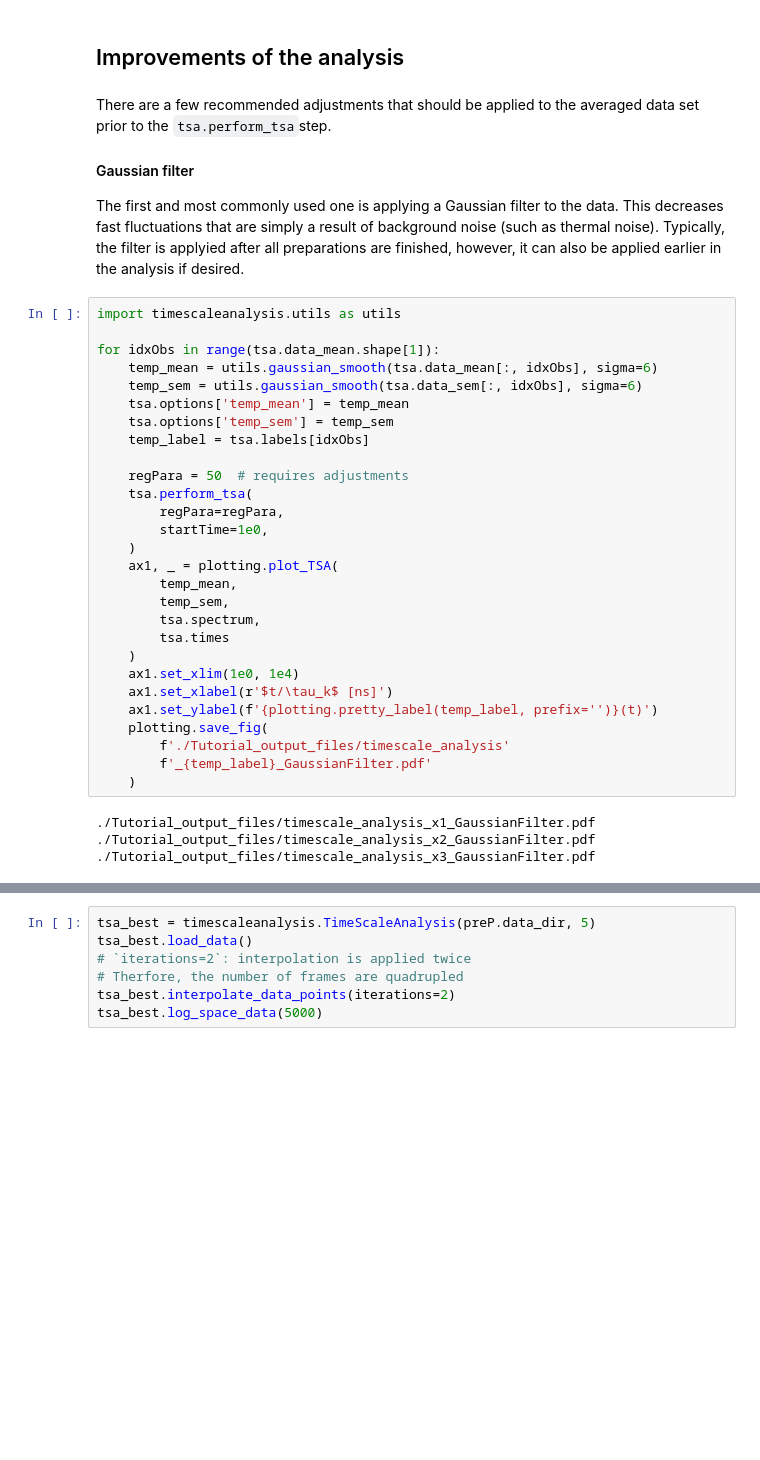
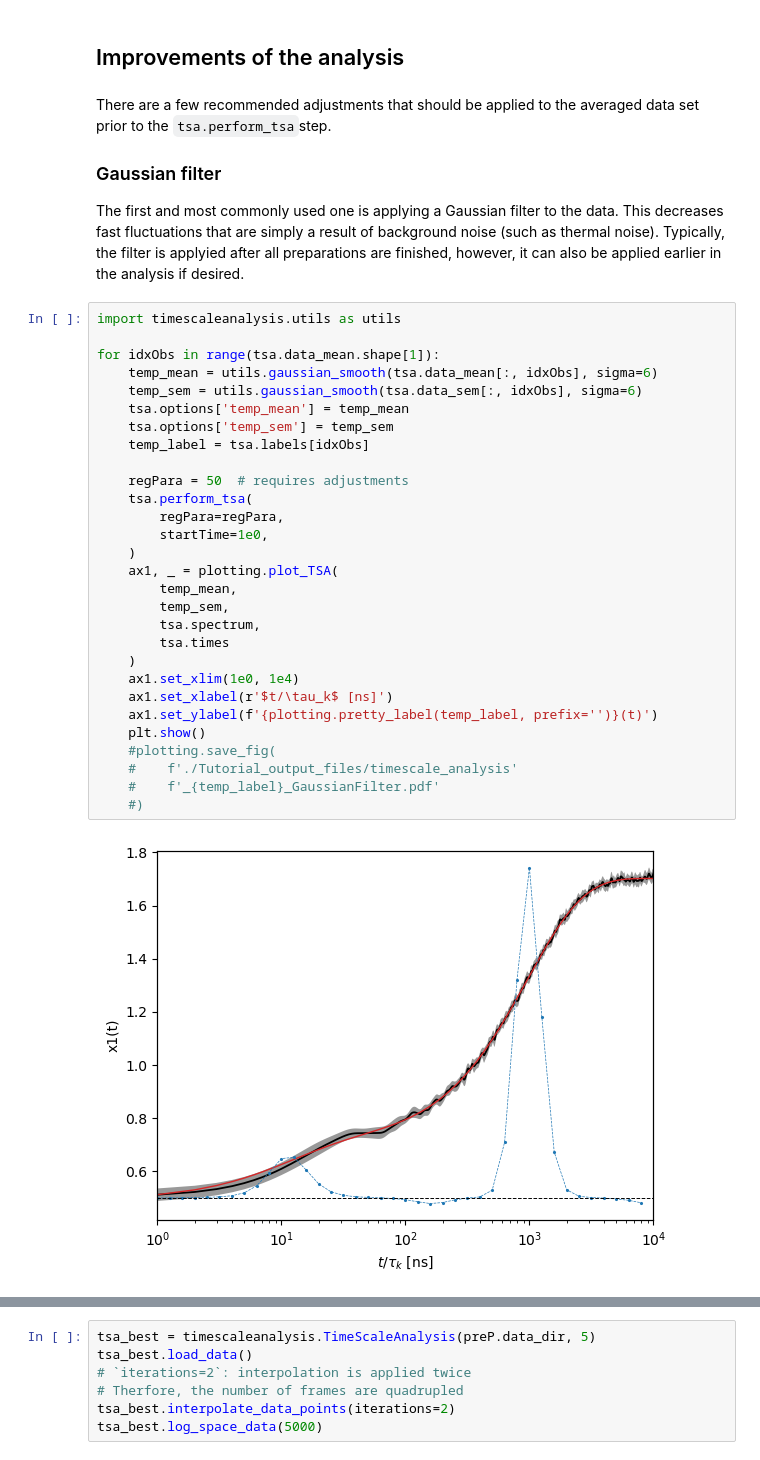
Before and after one commit to dorbath/TimeScaleAnalysis, a Jupyter notebook: tutorial/Tutorial_github.ipynb, the cells around one changed output, grey strips where cells are left out. Drawn from its saved outputs; the diff is of its cells as text; blank space fills up the shorter version.

```diff
--- a/tutorial/Tutorial_github.ipynb
+++ b/tutorial/Tutorial_github.ipynb
@@ -83,37 +85,36 @@ The spectrum can be saved using `io.save_npArray` which is especially handy when
 # %% [markdown]
 There are a few recommended adjustments that should be applied to the averaged data set prior to the `tsa.perform_tsa`step.
 
-#### Gaussian filter
+### Gaussian filter
 The first and most commonly used one is applying a Gaussian filter to the data. This decreases fast fluctuations that are simply a result of background noise (such as thermal noise). Typically, the filter is applyied after all preparations are finished, however, it can also be applied earlier in the analysis if desired.
 # %%
 import timescaleanalysis.utils as utils
 
 for idxObs in range(tsa.data_mean.shape[1]):
     temp_mean = utils.gaussian_smooth(tsa.data_mean[:, idxObs], sigma=6)
     temp_sem = utils.gaussian_smooth(tsa.data_sem[:, idxObs], sigma=6)
     tsa.options['temp_mean'] = temp_mean
     tsa.options['temp_sem'] = temp_sem
     temp_label = tsa.labels[idxObs]
 
     regPara = 50  # requires adjustments
     tsa.perform_tsa(
         regPara=regPara,
         startTime=1e0,
     )
     ax1, _ = plotting.plot_TSA(
         temp_mean,
         temp_sem,
         tsa.spectrum,
         tsa.times
     )
     ax1.set_xlim(1e0, 1e4)
     ax1.set_xlabel(r'$t/\tau_k$ [ns]')
     ax1.set_ylabel(f'{plotting.pretty_label(temp_label, prefix='')}(t)')
-    plotting.save_fig(
-        f'./Tutorial_output_files/timescale_analysis'
-        f'_{temp_label}_GaussianFilter.pdf'
-    )
+    plt.show()
+    #plotting.save_fig(
+    #    f'./Tutorial_output_files/timescale_analysis'
+    #    f'_{temp_label}_GaussianFilter.pdf'
+    #)
 # %% [output]
-./Tutorial_output_files/timescale_analysis_x1_GaussianFilter.pdf
-./Tutorial_output_files/timescale_analysis_x2_GaussianFilter.pdf
-./Tutorial_output_files/timescale_analysis_x3_GaussianFilter.pdf
+[figure, added]
```
Also changed, not shown: parts of 5 cells of this notebook.
